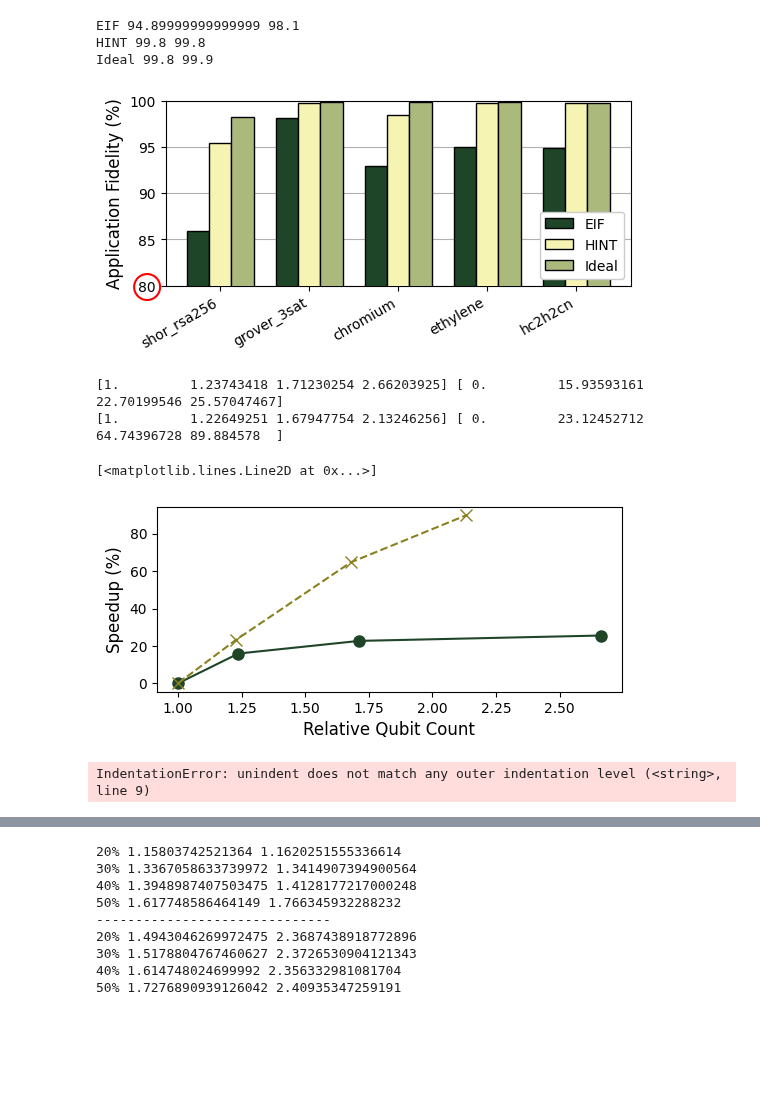
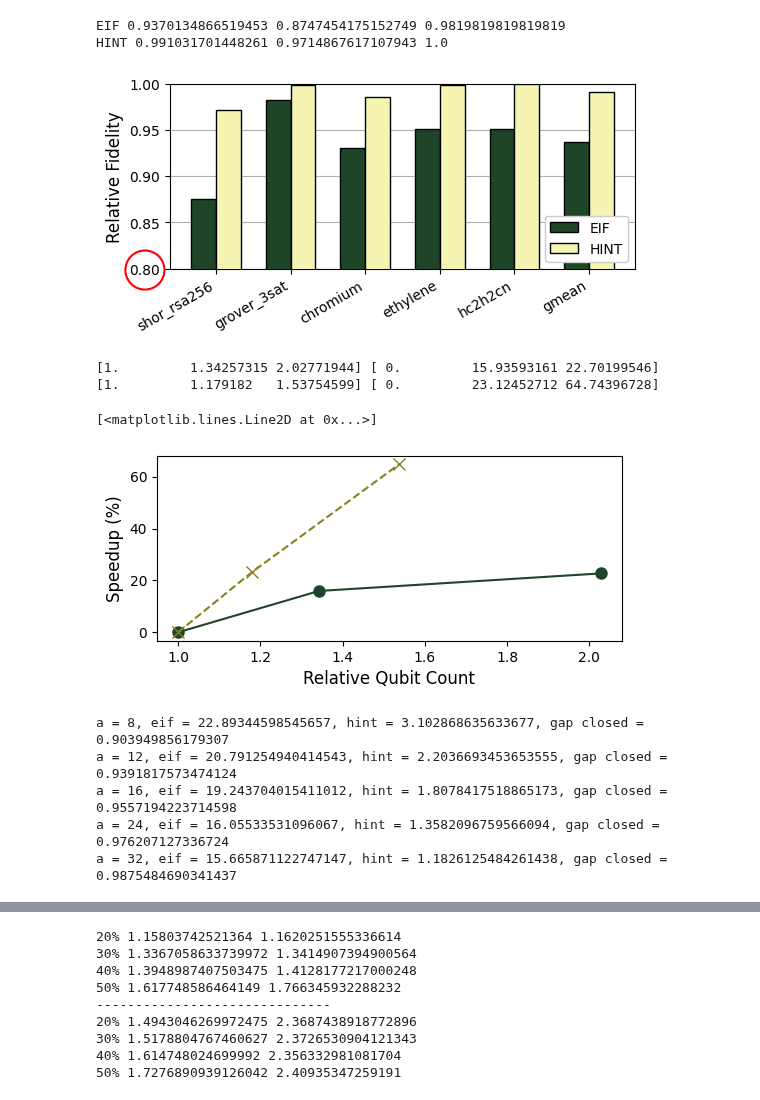
Before and after one commit to suhaskvittal/quicksilver, a Jupyter notebook: scripts/plotting.ipynb, the cells around one changed output, grey strips where cells are left out. Saved outputs shown, nothing was run; the diff lists cells and outputs as text; code cells hidden in the pictures; blank space fills up the shorter version.

Commit message:
final plots for hint + more stats

```diff
--- a/scripts/plotting.ipynb
+++ b/scripts/plotting.ipynb
@@ -231,33 +231,35 @@ HINT 789.4694000000001 1227.063
 # %%
 '''
     HINT APPLICATION FIDELITY COMPARISON
 '''
 
 baseline = aggregate_stats_by_policy(f'{STATS_FOLDER}/simulation_results/baseline_a12')
 eif = aggregate_stats_by_policy(f'{STATS_FOLDER}/simulation_results/eif_a12')
 hint = aggregate_stats_by_policy(f'{STATS_FOLDER}/simulation_results/hint_a12')
 
 # EIF and HINT vs baseline -----------------------
 
 fig, ax = plt.subplots()
 fig.set_size_inches(6.0,2.4)
 plot_stat(ax, BENCHMARKS, TICKS,
               ['EIF', 'HINT', 'Ideal'], [eif,hint,baseline], [C1, C2, C3],  # legend, configs, colors
               'CLIENT_0_FIDELITY/OVERALL', # stat_key
-              'Application Fidelity (%)',
-              ylim=[80,100],
-              show_percentage=True)
+              'Relative Fidelity',
+              ylim=[0.8,1.0],
+            #  show_percentage=True,
+              normalize_results_to_policy='Ideal',
+              mean_type='gmean'
+              )
 ax.legend(loc='lower right', framealpha=1.0)
 for label in ax.get_yticklabels():
-    if label.get_text() in ('80', '80.0'):
+    if label.get_text() in ('0.80'):
         label.set_bbox(dict(boxstyle='circle,pad=0.3', facecolor='none', edgecolor='red', linewidth=1.5))
         break
 plt.savefig(f'{PLOT_FOLDER}/v{VERSION}_hint_fidelity.pdf', bbox_inches='tight')
 # %% [output]
-EIF 94.89999999999999 98.1
-HINT 99.8 99.8
-Ideal 99.8 99.9
+EIF 0.9370134866519453 0.8747454175152749 0.9819819819819819
+HINT 0.991031701448261 0.9714867617107943 1.0
-[figure, old version]
+[figure, new version]
 # %%
 '''
     HINT PERFORMANCE/QUBIT SENSITIVITY
@@ -273,7 +275,7 @@ reference = aggregate_stats_by_policy(f'{STATS_FOLDER}/simulation_results/hint_a
 def _get_qubit_count(d, benchmark) -> float:
     qubits = float(_nested_dict_access(d[benchmark], 'COMPUTE_PHYSICAL_QUBITS'))
     if 'ED_PHYSICAL_QUBITS' in d[benchmark]:
-        qubits += float(_nested_dict_access(d[benchmark], 'ED_PHYSICAL_QUBITS'))
+        qubits += float(_nested_dict_access(d[benchmark], 'ED_PHYSICAL_QUBITS'))/9374 * 17096
     return qubits
 
 def _get_relative_qubit_count(d):
@@ -282,7 +284,7 @@ def _get_relative_qubit_count(d):
 
 # first, plot the slowdowns w.r.t. varying EPR buffer capacity\
 X_epr, Y_epr = [], []
-for u in [2, 4, 8, 16]:
+for u in [2, 4, 8]:
     if u == 2:
         policy = 'hint_a12'
     elif u == -1:
@@ -305,7 +307,7 @@ ax.plot(X_epr, Y_epr, 'o-', color=C1, ms=8)
 
 # second, plot the speedups w.r.t. varying compute subsystem capacity
 X_a, Y_a = [], []
-for a in [12, 16, 24, 32]:
+for a in [12, 16, 24]:
     policy = f'hint_a{a}'
     d = aggregate_stats_by_policy(f'{STATS_FOLDER}/simulation_results/{policy}')
     x = _get_relative_qubit_count(d)
@@ -320,31 +322,34 @@ for a in [12, 16, 24, 32]:
 print(np.array(X_a), np.array(Y_a))
 ax.plot(X_a, Y_a, 'x--', color=C4, ms=8)
 # %% [output]
-[1.         1.23743418 1.71230254 2.66203925] [ 0.         15.93593161 22.70199546 25.57047467]
-[1.         1.22649251 1.67947754 2.13246256] [ 0.         23.12452712 64.74396728 89.884578  ]
+[1.         1.34257315 2.02771944] [ 0.         15.93593161 22.70199546]
+[1.         1.179182   1.53754599] [ 0.         23.12452712 64.74396728]
 [<matplotlib.lines.Line2D at 0x...>]
-[figure, old version]
+[figure, new version]
 # %%
-## plot compute intensity different qubit counts
-fig, ax = plt.subplots()
-fig.set_size_inches(6.0, 2.4)
+'''
+    HINT compute subsystem capacity sensitivity
+'''
 
-baselines, configs = [], []
-for c in [8, 12, 16, 24, 32]:.8,1],
-              normalize_results_to_policy='baseline',
-              mean_type='gmean')
-    baselines.append(filter_policy_by_suffix(c_viszlai, f'c{c}_100M'))
-    configs.append(filter_policy_by_suffix(c_hint, f'c{c}_100M'))
+for a in [8, 12, 16, 24, 32]:
+    baseline = aggregate_stats_by_policy(f'{STATS_FOLDER}/simulation_results/baseline_a{a}')
+    eif = aggregate_stats_by_policy(f'{STATS_FOLDER}/simulation_results/eif_a{a}')
+    hint = aggregate_stats_by_policy(f'{STATS_FOLDER}/simulation_results/hint_a{a}')
+    Y_eif, Y_hint = [], []
+    for b in BENCHMARKS:
+        b_kips = float(_nested_dict_access(baseline[b], 'CLIENT 0/KIPS'))
+        eif_kips = float(_nested_dict_access(eif[b], 'CLIENT 0/KIPS'))
+        hint_kips = float(_nested_dict_access(hint[b], 'CLIENT 0/KIPS'))
 
-plot_relative_stat(ax,
-                   baselines,
-                   configs,
-                   [C1,C2,C3,C4,C1],
-                   ['8 qubits', '12* qubits', '16 qubits', '24 qubits', '32 qubits'],
-                   'compute_intensity',
-                   'Relative Compute\nIntensity',
-                   baseline_on_top=False)
-ax.axhline(y=1, linestyle='--', color='k', zorder=3)
-plt.savefig(f'{PLOTS}/intensity_sensitivity.pdf', bbox_inches='tight')
+        Y_eif.append(b_kips/eif_kips)
+        Y_hint.append(b_kips/hint_kips)
+    eif_slowdown = sp.stats.gmean(Y_eif)
+    hint_slowdown = sp.stats.gmean(Y_hint)
+    gap_closed = 1 - (hint_slowdown-1)/(eif_slowdown-1)
+    print(f'a = {a}, eif = {eif_slowdown}, hint = {hint_slowdown}, gap closed = {gap_closed}')
 # %% [output]
-IndentationError: unindent does not match any outer indentation level (<string>, line 9)
+a = 8, eif = 22.89344598545657, hint = 3.102868635633677, gap closed = 0.903949856179307
+a = 12, eif = 20.791254940414543, hint = 2.2036693453653555, gap closed = 0.9391817573474124
+a = 16, eif = 19.243704015411012, hint = 1.8078417518865173, gap closed = 0.9557194223714598
+a = 24, eif = 16.05533531096067, hint = 1.3582096759566094, gap closed = 0.976207127336724
+a = 32, eif = 15.665871122747147, hint = 1.1826125484261438, gap closed = 0.9875484690341437
```
Also changed, not shown: parts of 12 cells of this notebook, 5 other files.
